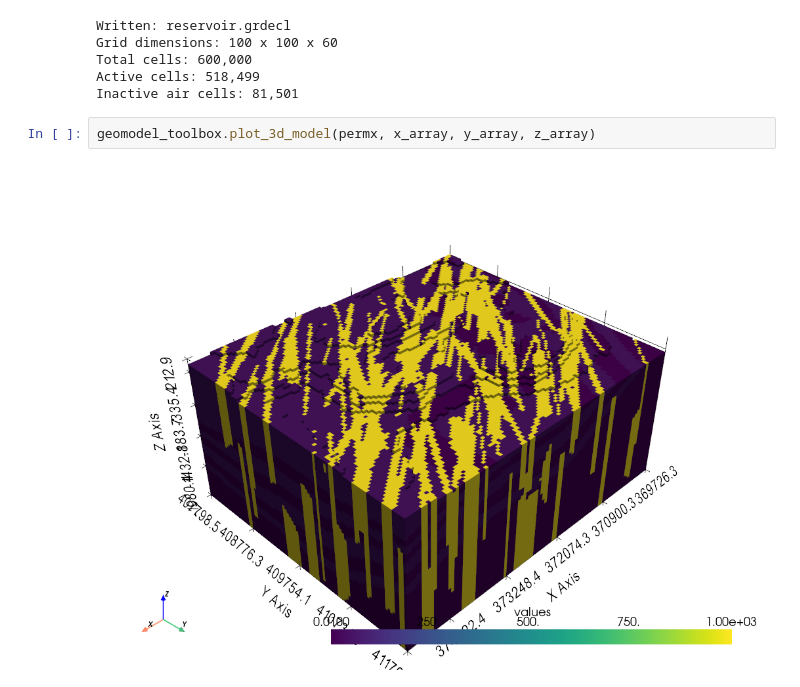
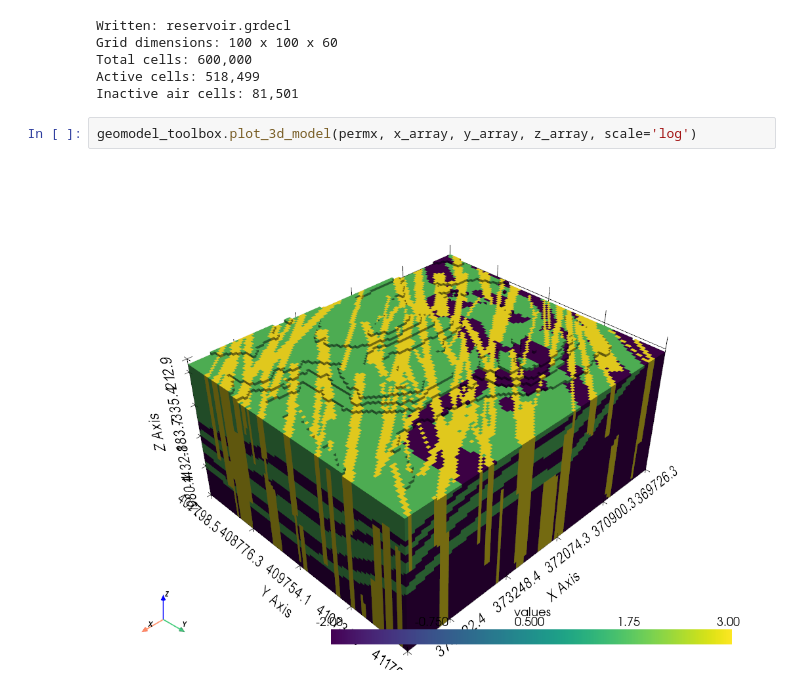
Before and after one commit to ethan-meen/MSc-Thesis, a Jupyter notebook: GeoModel/stratigraphic_model_gempy.ipynb, the cells around one changed output. Drawn from its saved outputs; the diff is of its cells as text.

```diff
--- a/GeoModel/stratigraphic_model_gempy.ipynb
+++ b/GeoModel/stratigraphic_model_gempy.ipynb
@@ -247,6 +249,6 @@ Total cells: 600,000
 Active cells: 518,499
 Inactive air cells: 81,501
 # %%
-geomodel_toolbox.plot_3d_model(permx, x_array, y_array, z_array)
+geomodel_toolbox.plot_3d_model(permx, x_array, y_array, z_array, scale='log')
 # %% [output]
-[figure, old version]
+[figure, new version]
```
Also changed, not shown: parts of 1 cell of this notebook, 2 other files.
